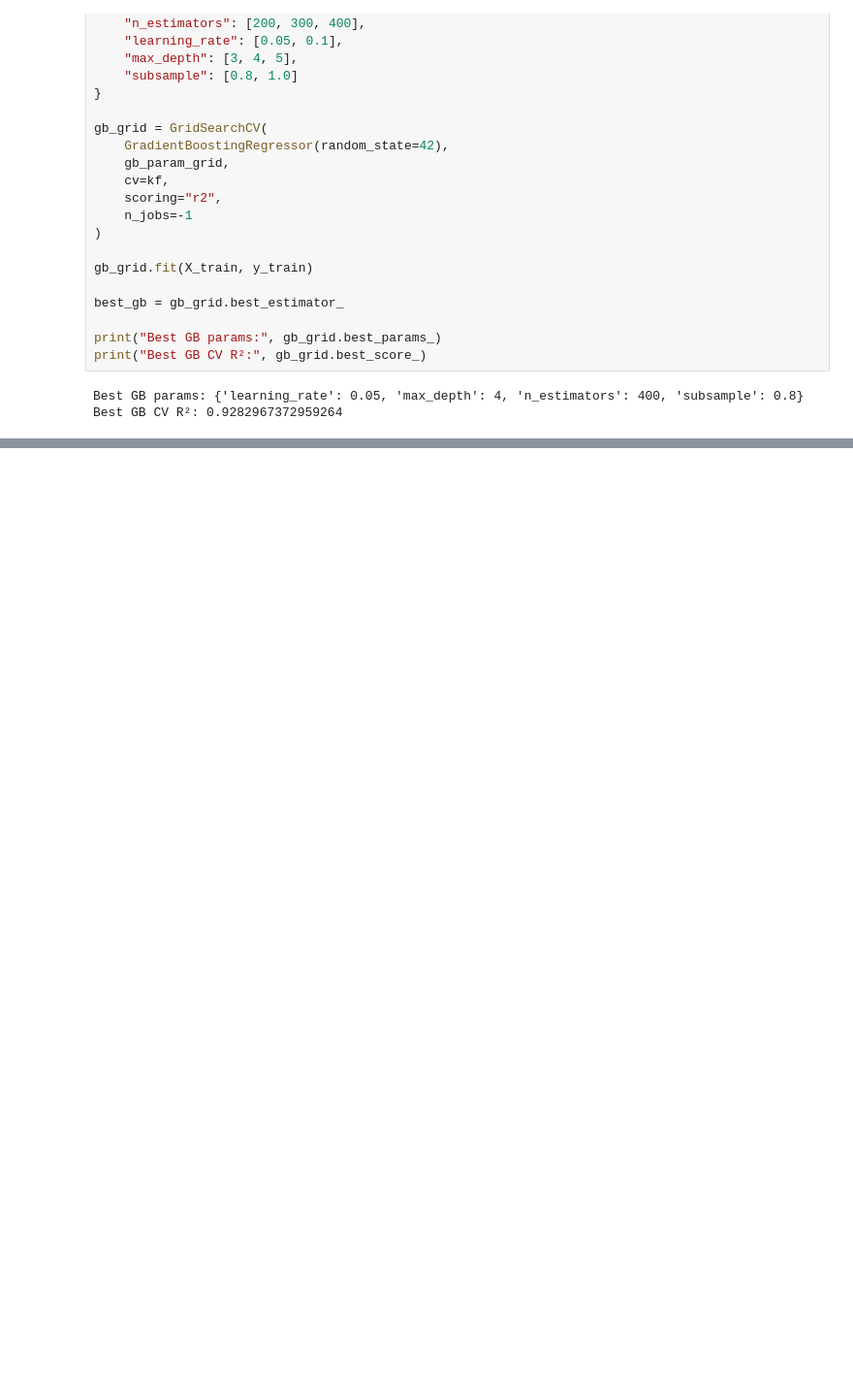
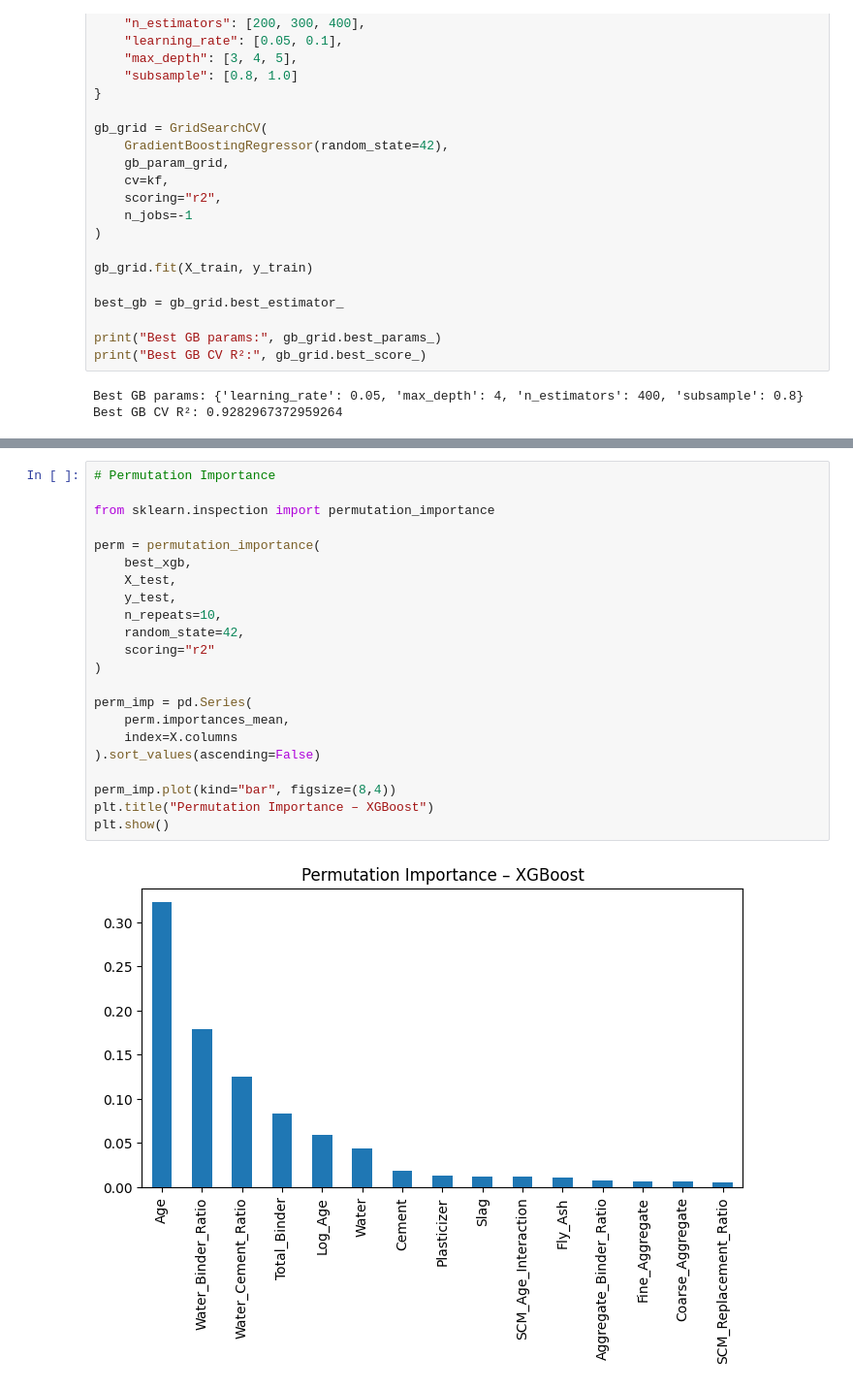
Before and after one commit to usmeda/Concrete-Strength-ML-SIT-FDP, a Jupyter notebook: Concrete_Strength_Prediction.ipynb, the cells around one changed output, grey strips where cells are left out. Shown at 97% size. Saved outputs shown, nothing was run; the diff lists cells and outputs as text; blank space fills up the shorter version.

```diff
--- a/Concrete_Strength_Prediction.ipynb
+++ b/Concrete_Strength_Prediction.ipynb
@@ -1214,0 +1615,24 @@ plt.show
+# %%
+# Permutation Importance
+
+from sklearn.inspection import permutation_importance
+
+perm = permutation_importance(
+    best_xgb,
+    X_test,
+    y_test,
+    n_repeats=10,
+    random_state=42,
+    scoring="r2"
+)
+
+perm_imp = pd.Series(
+    perm.importances_mean,
+    index=X.columns
+).sort_values(ascending=False)
+
+perm_imp.plot(kind="bar", figsize=(8,4))
+plt.title("Permutation Importance – XGBoost")
+plt.show()
+# %% [output]
+[figure, added]
```
Also changed, not shown: parts of 58 cells of this notebook.
